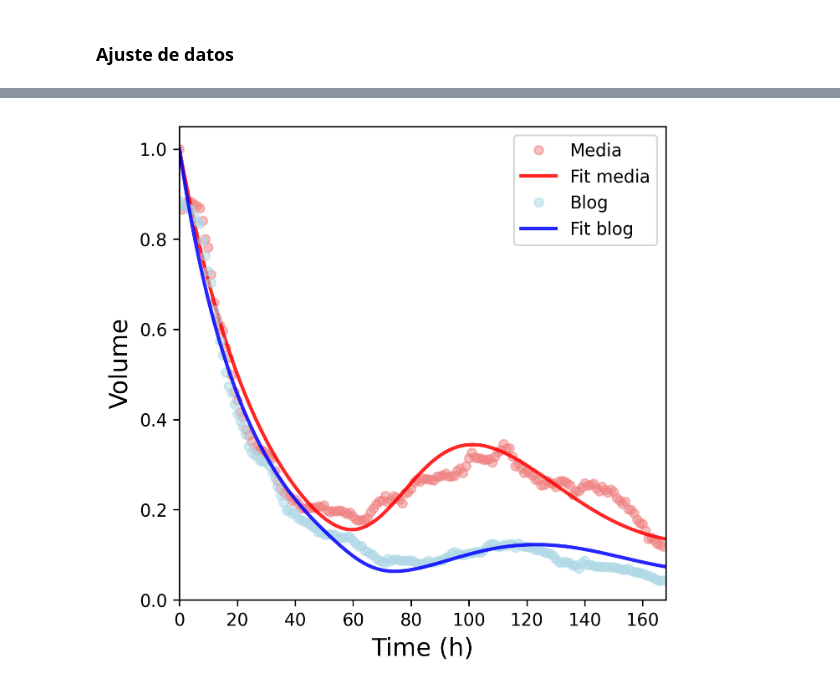
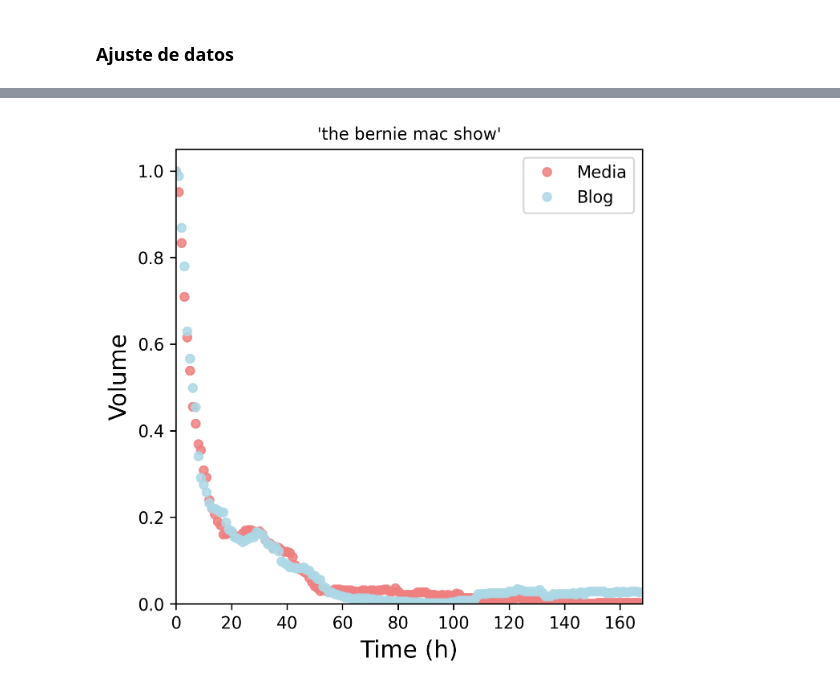
Before and after one commit to spinto88/Meme_proyect, a Jupyter notebook: Integracion_y_analisis/Integracion_modelo_parametros_finales_individual.ipynb, the cells around one changed output, grey strips where cells are left out. Saved outputs shown, nothing was run; the diff lists cells and outputs as text; code cells hidden in the pictures.

```diff
--- a/Integracion_y_analisis/Integracion_modelo_parametros_finales_individual.ipynb
+++ b/Integracion_y_analisis/Integracion_modelo_parametros_finales_individual.ipynb
@@ -7,6 +7,8 @@ from scipy.interpolate import interp1d
 import matplotlib.pyplot as plt
 from scipy.optimize import differential_evolution
 from scipy.optimize import NonlinearConstraint, LinearConstraint, Bounds
+# %%
+phrases_information = pd.read_csv('../Extraccion_datos_leskovec/Root_phrases.txt', delimiter='\t')
 # %% [markdown]
 ### Modelo a ajustar aquí
 
@@ -54,7 +56,8 @@ all_data.head()
 | 4 | 1134876 | 0.074291 | 0.023095 | 0.280250 | 0.264289 | -0.171589 | 80.580418 | 0.999539 | 0.990230 | 0.020916 | 1.0 | ... |
 # %%
 # Fileid a visualizar
-fileid = 884171
+fileid = 4691
+root_phrase = phrases_information[phrases_information['<ClusterId>']==fileid]['<Root>'].to_list()[0]
 # %%
 ### Datos
 filename = f'../Extraccion_datos_leskovec/Series_a_ajustar/Corte_id{fileid}.csv'
@@ -74,35 +77,40 @@ data = data[init_index:init_index + 168]
 params = all_data[all_data['fileid'] == fileid]
 params = params[['p', 'alpha', 'q', 'r', 'k', 'tau']].iloc[0].to_list()
 
 ngammas = 30
 coeffs = params
 x0 = [1.00, 1.00] + [0.00] * ngammas
 
 ### Integracion modelo
 tt, yy = integrate_model(coeffs, data.shape[0], x0)
 
 ### Generacion de imagenes
 fig, ax = plt.subplots(figsize = (5,5), dpi = 300)
-ax.plot(data.media.to_numpy(), '.', color = 'lightcoral', linewidth = 2, markersize = 10, label = 'Media', alpha = 0.5)
-ax.plot(tt, yy[:,0], color = 'red',  linestyle = '-', linewidth = 2, alpha = 0.85, label = 'Fit media')
+ax.plot(data.media.to_numpy(), '.', color = 'lightcoral', linewidth = 2, markersize = 10, label = 'Media', alpha = 0.85)
+#ax.plot(tt, yy[:,0], color = 'red',  linestyle = '-', linewidth = 2, alpha = 0.85, label = 'Fit media')
 ax.set_ylim([0.00, 1.05])
 ax.set_xlim([0, data.shape[0]])
 
-ax.plot(data.blog.to_numpy(), '.', color = 'lightblue', linewidth = 2, markersize = 10, label = 'Blog', alpha = 0.5)
-ax.plot(tt, yy[:,1], color = 'blue', linewidth = 2, linestyle = '-', alpha = 0.85, label = 'Fit blog')
+ax.plot(data.blog.to_numpy(), '.', color = 'lightblue', linewidth = 2, markersize = 10, label = 'Blog', alpha = 0.85)
+#ax.plot(tt, yy[:,1], color = 'blue', linewidth = 2, linestyle = '-', alpha = 0.85, label = 'Fit blog')
 ax.set_ylim([0.00, 1.05])
 ax.set_xlim([0, data.shape[0]])
 
 ax.set_ylim([0.00, 1.05])
 ax.set_xlim([0, data.shape[0]])
 
 ax.set_ylim([0.00, 1.05])
 ax.set_xlim([0, data.shape[0]])
 
 plt.legend(loc = 'best')
 plt.xlabel('Time (h)', size = 14)
 plt.ylabel('Volume', size = 14)
 
+if len(root_phrase) > 30:
+    plt.title(f"'{root_phrase[:30]}...'", size = 10)
+else:
+    plt.title(f"'{root_phrase}'", size = 10)
+
 plt.savefig(f'images/Ajuste_fileid{fileid}.png')
 # %% [output]
-[figure, old version]
+[figure, new version]
```
Also changed, not shown: 1 other file.
